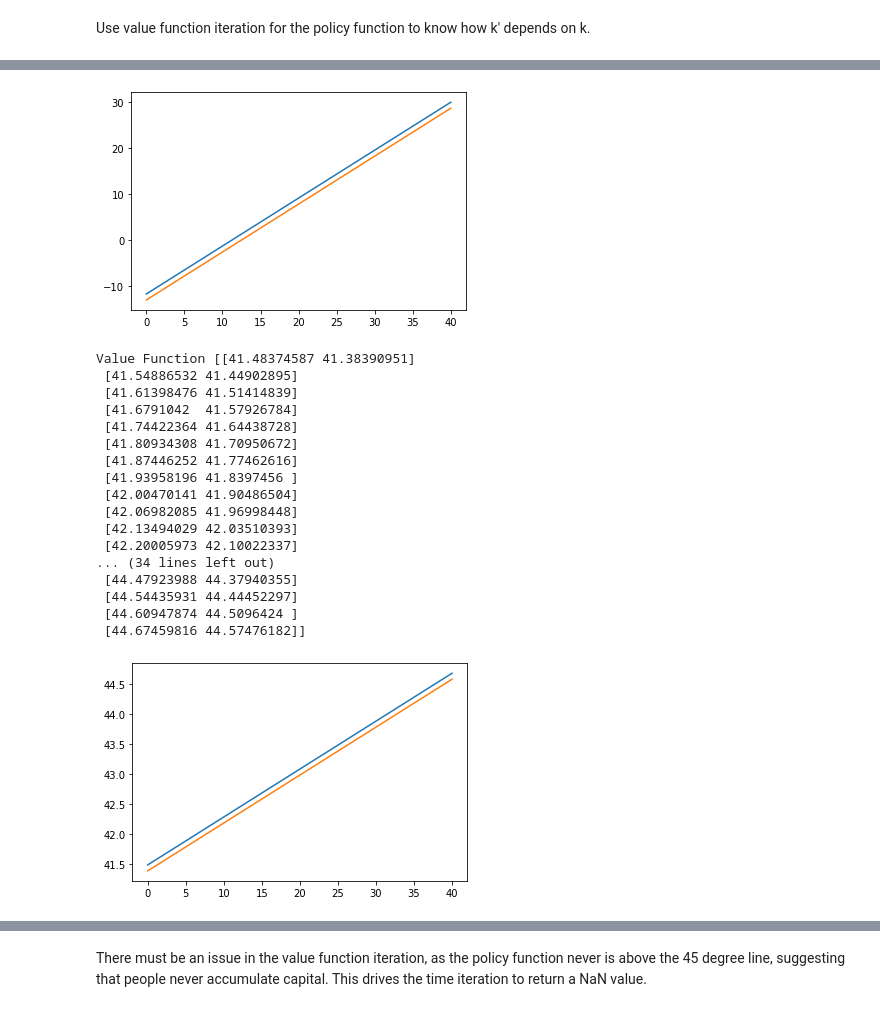
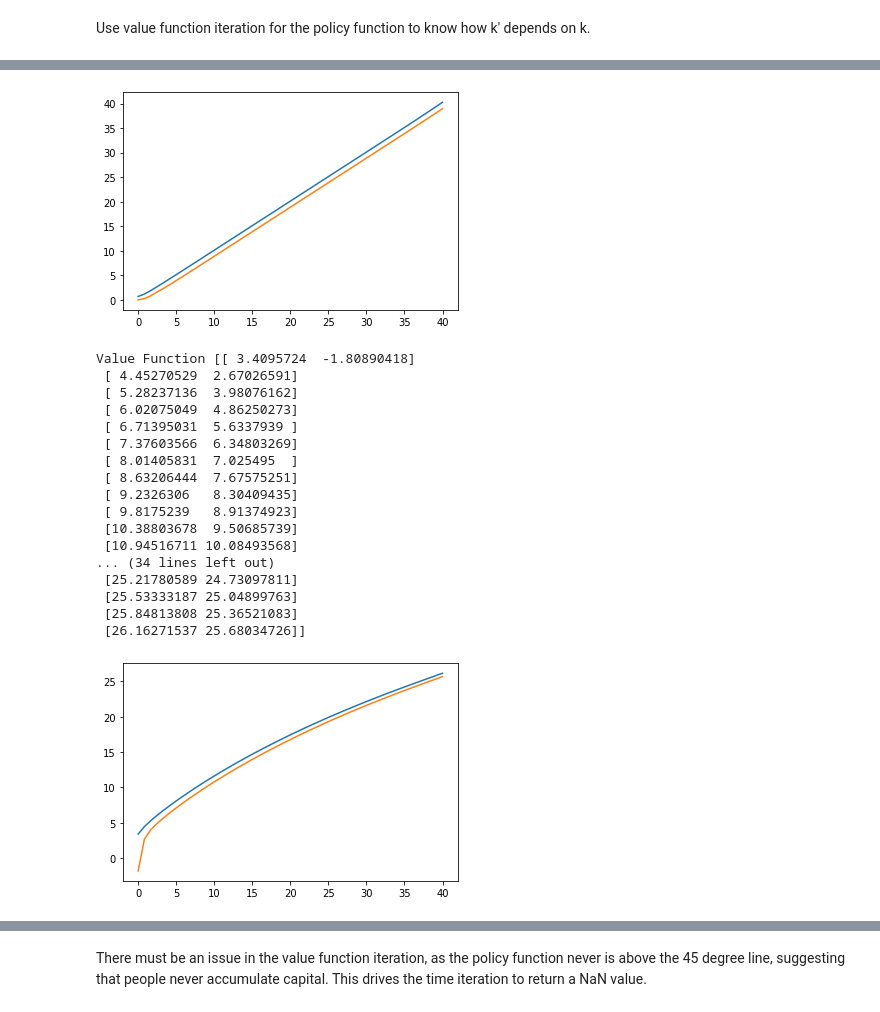
Before and after one commit to jeannesorin/BootCamp2019, a Jupyter notebook: ProblemSets/Econ/Week5/HeterogeneousAgents/Aiyagari problem.ipynb, the cells around one changed output, grey strips where cells are left out. Saved outputs shown, nothing was run; the diff lists cells and outputs as text; code cells hidden in the pictures.

```diff
--- a/ProblemSets/Econ/Week5/HeterogeneousAgents/Aiyagari problem.ipynb
+++ b/ProblemSets/Econ/Week5/HeterogeneousAgents/Aiyagari problem.ipynb
@@ -134,7 +139,10 @@ while (epsi > tol) & (iter < maxiter):
         for ie in range(Nϵ):
 
             params1 = r, w, Kgrid, Vp, ϵ, ik, ie, Trans
-            Solve = minimize(Bellman, Kp[ik, ie], args=(params1))
+            #Solve = minimize(Bellman, Kp[ik, ie], args=(params1))
+            Solve = minimize_scalar(Bellman, \
+                      bounds=(Kgrid[ik]*0.00001,Kgrid[ik]*(1+r-δ)+w*ϵ[ie]), \
+                      args=(params1), method='bounded' )
             Kp_new[ik, ie] = Solve.x
             Vp_new[ik, ie] = - Solve.fun
 
@@ -149,4 +157,7 @@ while (epsi > tol) & (iter < maxiter):
     Kp = Kp_new*1.
     Vp = Vp_new*1.
     iter=iter+1
+
+Kp_question2 = Kp
+Vp_question2 = Vp
 # %% [output]
@@ -170,10 +181,10 @@ Error term:  9.497682422295863e-07
 # %%
-print("Policy Function",Kp)
-plt.plot(Kgrid, Kp[:,0])
-plt.plot(Kgrid, Kp[:,1])
+print("Policy Function",Kp_question2)
+plt.plot(Kgrid, Kp_question2[:,0])
+plt.plot(Kgrid, Kp_question2[:,1])
 plt.show()
-print("Value Function",Vp)
-plt.plot(Kgrid, Vp[:,0])
-plt.plot(Kgrid, Vp[:,1])
+print("Value Function",Vp_question2)
+plt.plot(Kgrid, Vp_question2[:,0])
+plt.plot(Kgrid, Vp_question2[:,1])
 plt.show()
 # %% [output]
@@ -197,22 +208,22 @@ Policy Function [[-11.74259501 -13.04472995]
-[figure, old version]
+[figure, new version]
-Value Function [[41.48374587 41.38390951]
- [41.54886532 41.44902895]
- [41.61398476 41.51414839]
- [41.6791042  41.57926784]
- [41.74422364 41.64438728]
- [41.80934308 41.70950672]
- [41.87446252 41.77462616]
- [41.93958196 41.8397456 ]
- [42.00470141 41.90486504]
- [42.06982085 41.96998448]
- [42.13494029 42.03510393]
- [42.20005973 42.10022337]
+Value Function [[ 3.4095724  -1.80890418]
+ [ 4.45270529  2.67026591]
+ [ 5.28237136  3.98076162]
+ [ 6.02075049  4.86250273]
+ [ 6.71395031  5.6337939 ]
+ [ 7.37603566  6.34803269]
+ [ 8.01405831  7.025495  ]
+ [ 8.63206444  7.67575251]
+ [ 9.2326306   8.30409435]
+ [ 9.8175239   8.91374923]
+ [10.38803678  9.50685739]
+ [10.94516711 10.08493568]
 ... (34 lines left out)
- [44.47923988 44.37940355]
- [44.54435931 44.44452297]
- [44.60947874 44.5096424 ]
- [44.67459816 44.57476182]]
+ [25.21780589 24.73097811]
+ [25.53333187 25.04899763]
+ [25.84813808 25.36521083]
+ [26.16271537 25.68034726]]
-[figure, old version]
+[figure, new version]
 # %%
 ### Simulation of the shock process for an individual
 
```
Also changed, not shown: parts of 5 cells of this notebook.
